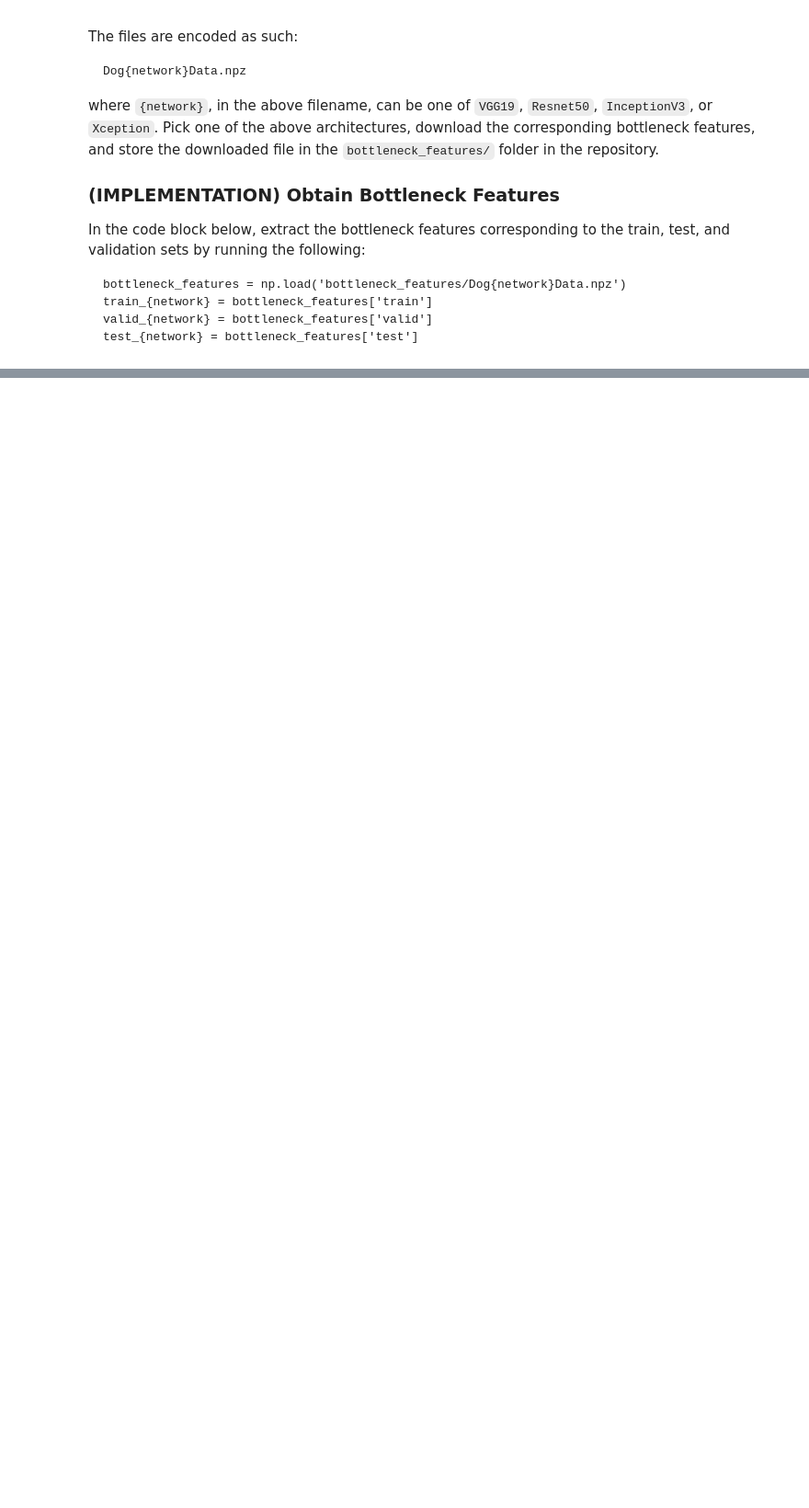
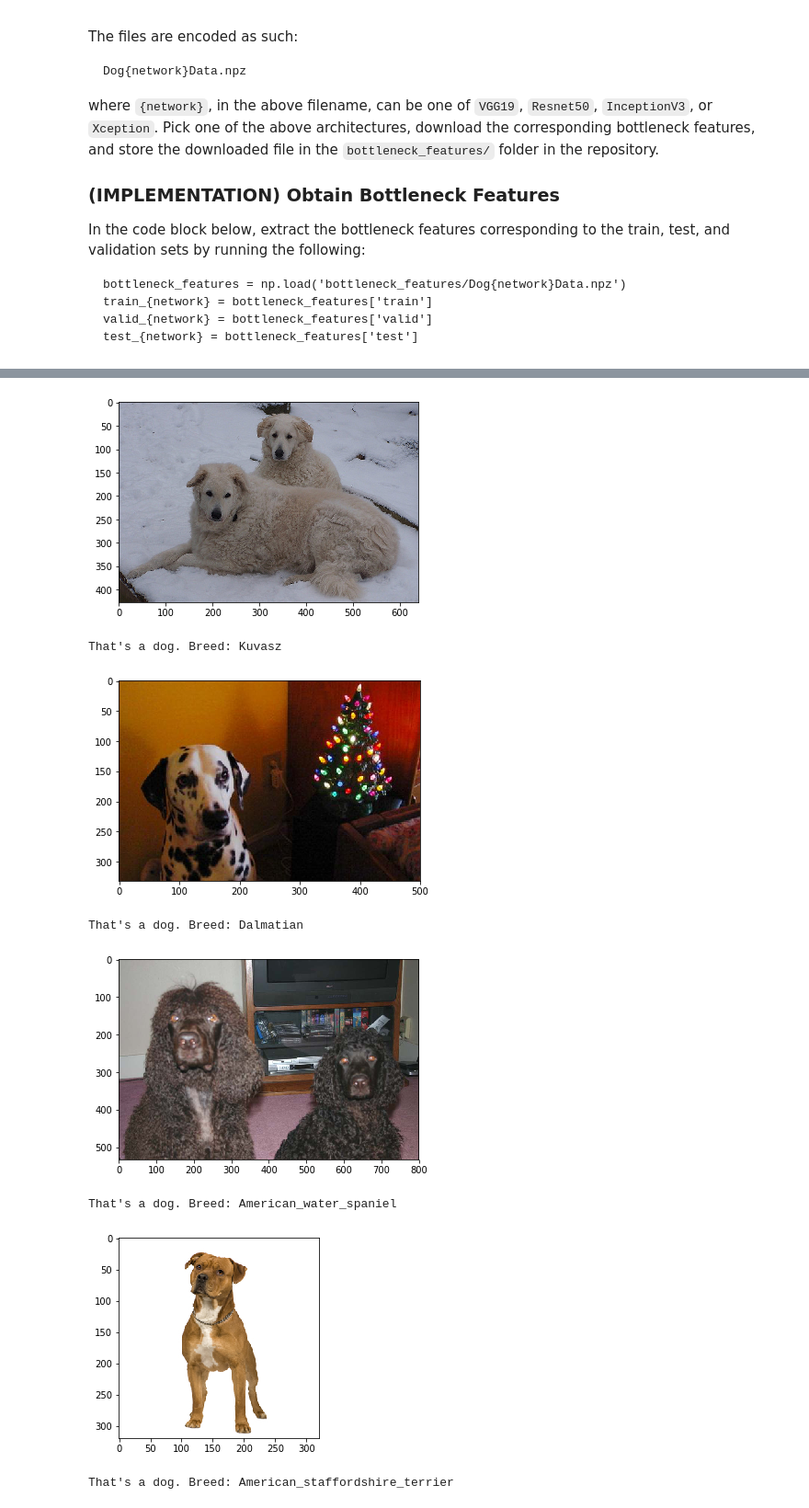
Before and after one commit to jquickgh/dlnd-dog-breed-classifier-cnn, a Jupyter notebook: dog_app.ipynb, the cells around one changed output, grey strips where cells are left out. Shown at 92% size. Cells and saved outputs as stored; diff of their text form; code cells hidden in the pictures; blank space fills up the shorter version.

```diff
--- a/dog_app.ipynb
+++ b/dog_app.ipynb
@@ -595 +619,6 @@ __Answer:__
+# %%
+bottleneck_features = np.load('bottleneck_features/DogInceptionV3Data.npz')
+train_Inception = bottleneck_features['train']
+valid_Inception = bottleneck_features['valid']
+test_Inception = bottleneck_features['test']
 # %% [markdown]
@@ -606,0 +626,6 @@ You are welcome to [augment the training data](https://blog.keras.io/building-po
+# %%
+Inception_model = Sequential()
+Inception_model.add(GlobalAveragePooling2D(input_shape=train_Inception.shape[1:]))
+Inception_model.add(Dense(133, activation='softmax'))
+
+Inception_model.summary()
@@ -675,0 +715,13 @@ __Answer:__
+# %%
+%%time
+
+for k in range(6): dog_breed_detector(train_files[k])
+# %% [output]
+[figure, added]
+That's a dog. Breed: Kuvasz
+[figure, added]
+That's a dog. Breed: Dalmatian
+[figure, added]
+That's a dog. Breed: American_water_spaniel
+[figure, added]
+That's a dog. Breed: American_staffordshire_terrier
```
Also changed, not shown: parts of 77 cells of this notebook.
